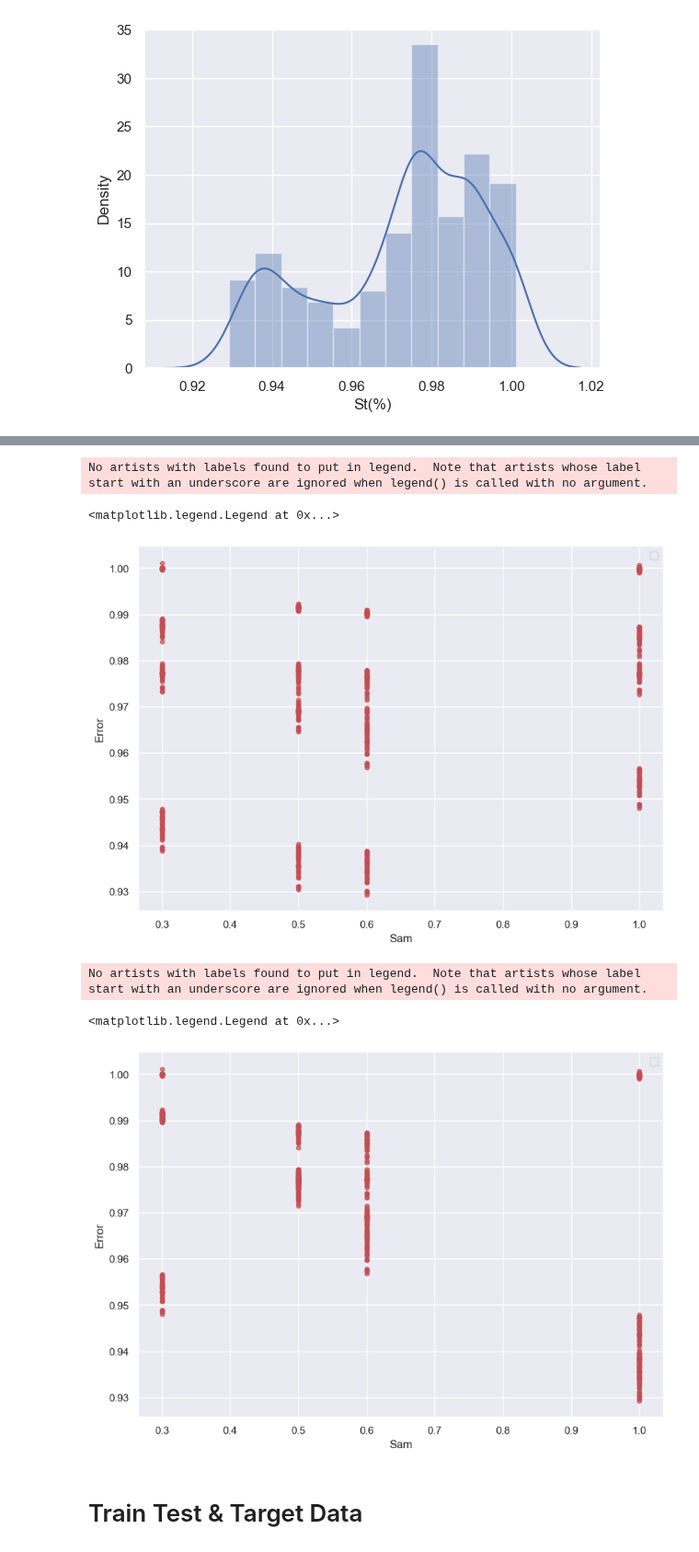
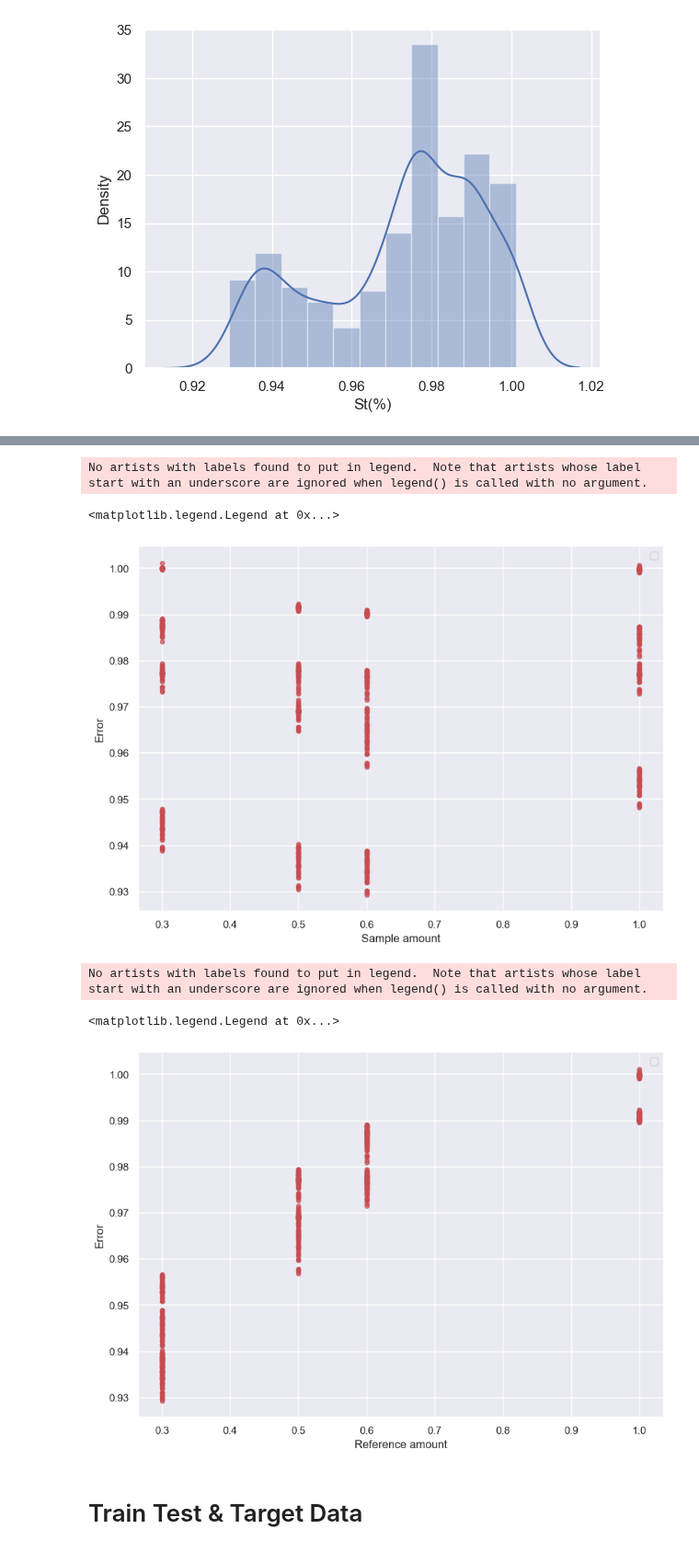
Before and after one commit to nirmalparmarphd/microDSC_error_prediction_ANN, a Jupyter notebook: data_prep.ipynb, the cells around one changed output, grey strips where cells are left out. Shown at 92% size. Drawn from its saved outputs; the diff is of its cells as text; code cells hidden in the pictures.

Commit message:
Data source corrected and updated

```diff
--- a/data_prep.ipynb
+++ b/data_prep.ipynb
@@ -152,11 +152,13 @@ cp_rt_data
 ## Cean Data Checkpoin
 # %%
 # adding all columns
-cp_rt_data1 = pd.concat([cp_rt_data, cp_data_rt['r'], cp_data_rt['s']], axis = 1, ignore_index=True)
+cp_rt_data1 = pd.concat([cp_rt_data, cp_data_rt['r'], cp_data_rt['s']], axis = 1, ignore_index=False)
 cp_rt_data1.columns = ['Cp','St(%)','Ref','Sam']
 cp_clean_data = cp_rt_data1.copy() #DATA CHECKPOINT!
 # %%
-cp_clean_data['vol_rel'] = ((cp_clean_data['Ref'] + cp_clean_data['Sam']))
+R = cp_clean_data['Ref']
+S = cp_clean_data['Sam']
+cp_clean_data['vol_rel'] = (R*R/S)
 cp_clean_data = cp_clean_data.sort_values('St(%)')
 cp_clean_data = cp_clean_data.reset_index(drop=True)
 cp_clean_data
@@ -226,21 +228,21 @@ No artists with labels found to put in legend.  Note that artists whose label st
 # %%
 ax1 = cp_clean_data.plot(kind="scatter", y="St(%)", x="Sam", alpha=0.7,figsize=(10,7), cmap=plt.get_cmap("jet"),color='r')
-ax1.set_xlabel("Sam")
+ax1.set_xlabel("Sample amount")
 ax1.set_ylabel("Error")
 plt.legend()
 # %% [output]
 No artists with labels found to put in legend.  Note that artists whose label start with an underscore are ignored when legend() is called with no argument.
 <matplotlib.legend.Legend at 0x...>
-[figure, old version]
+[figure, new version]
 # %%
 ax1 = cp_clean_data.plot(kind="scatter", y="St(%)", x="Ref", alpha=0.7,figsize=(10,7), cmap=plt.get_cmap("jet"),color='r')
-ax1.set_xlabel("Sam")
+ax1.set_xlabel("Reference amount")
 ax1.set_ylabel("Error")
 plt.legend()
 # %% [output]
 No artists with labels found to put in legend.  Note that artists whose label start with an underscore are ignored when legend() is called with no argument.
 <matplotlib.legend.Legend at 0x...>
-[figure, old version]
+[figure, new version]
 # %% [markdown]
 # Train Test & Target Data
 # %%
```
Also changed, not shown: parts of 10 cells of this notebook, 22 other files.
